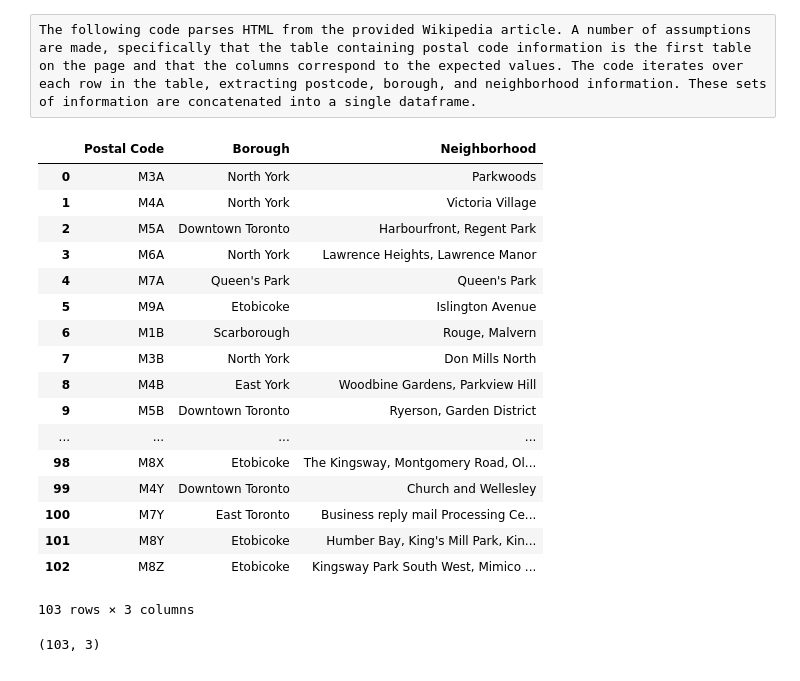
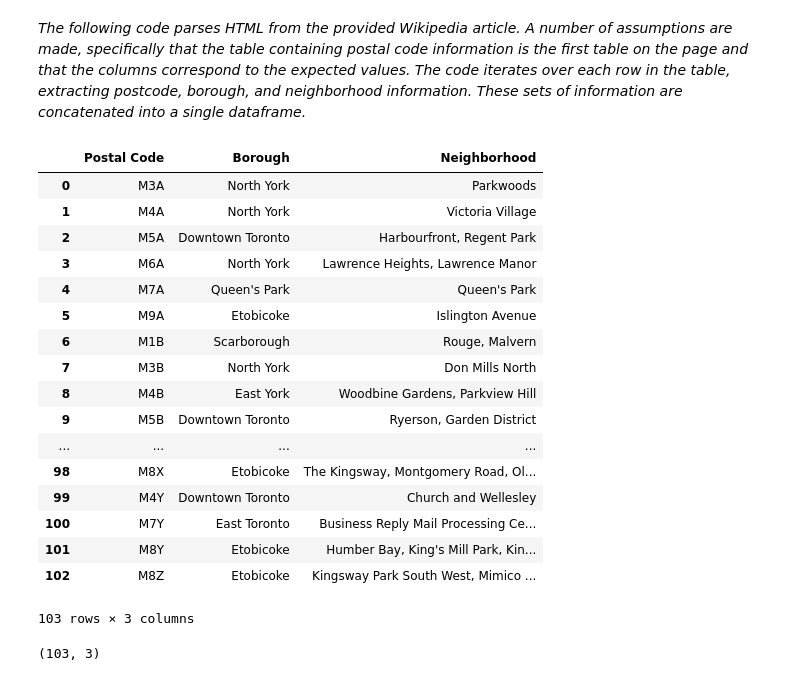
Before and after one commit to incircles/coursera_capstone, a Jupyter notebook: Segmenting and Clustering Neighborhoods in Toronto.ipynb, the cells around one changed output. Saved outputs shown, nothing was run; the diff lists cells and outputs as text; code cells hidden in the pictures.

```diff
--- a/Segmenting and Clustering Neighborhoods in Toronto.ipynb
+++ b/Segmenting and Clustering Neighborhoods in Toronto.ipynb
@@ -6,8 +6,8 @@ mybytes = fp.read()
 
 mystr = mybytes.decode("utf8")
 fp.close()
-# %% [raw]
-The following code parses HTML from the provided Wikipedia article. A number of assumptions are made, specifically that the table containing postal code information is the first table on the page and that the columns correspond to the expected values. The code iterates over each row in the table, extracting postcode, borough, and neighborhood information. These sets of information are concatenated into a single dataframe.
+# %% [markdown]
+<i>The following code parses HTML from the provided Wikipedia article. A number of assumptions are made, specifically that the table containing postal code information is the first table on the page and that the columns correspond to the expected values. The code iterates over each row in the table, extracting postcode, borough, and neighborhood information. These sets of information are concatenated into a single dataframe.</i>
 # %%
 from bs4 import BeautifulSoup
 postcode_data = [];
@@ -37,24 +37,24 @@ for table in soup.find_all('table'):
     break
 # %%
 import pandas as pd
-postcode_df = pd.DataFrame(postcode_data,columns=['Postal Code','Borough','Neighborhood'])
-postcode_df
+neighborhoods = pd.DataFrame(postcode_data,columns=['Postal Code','Borough','Neighborhood'])
+neighborhoods
 # %% [output]
 |  | Postal Code | Borough | Neighborhood |
 | 0 | M3A | North York | Parkwoods |
 | 1 | M4A | North York | Victoria Village |
 | 2 | M5A | Downtown Toronto | Harbourfront, Regent Park |
 | 3 | M6A | North York | Lawrence Heights, Lawrence Manor |
 | 4 | M7A | Queen's Park | Queen's Park |
 | 5 | M9A | Etobicoke | Islington Avenue |
 | 6 | M1B | Scarborough | Rouge, Malvern |
 | 7 | M3B | North York | Don Mills North |
 | 8 | M4B | East York | Woodbine Gardens, Parkview Hill |
 | 9 | M5B | Downtown Toronto | Ryerson, Garden District |
 | ... | ... | ... | ... |
 | 98 | M8X | Etobicoke | The Kingsway, Montgomery Road, Ol... |
 | 99 | M4Y | Downtown Toronto | Church and Wellesley |
-| 100 | M7Y | East Toronto | Business reply mail Processing Ce... |
+| 100 | M7Y | East Toronto | Business Reply Mail Processing Ce... |
 | 101 | M8Y | Etobicoke | Humber Bay, King's Mill Park, Kin... |
 | 102 | M8Z | Etobicoke | Kingsway Park South West, Mimico ... |
 103 rows × 3 columns
```
Also changed, not shown: parts of 23 cells of this notebook.
